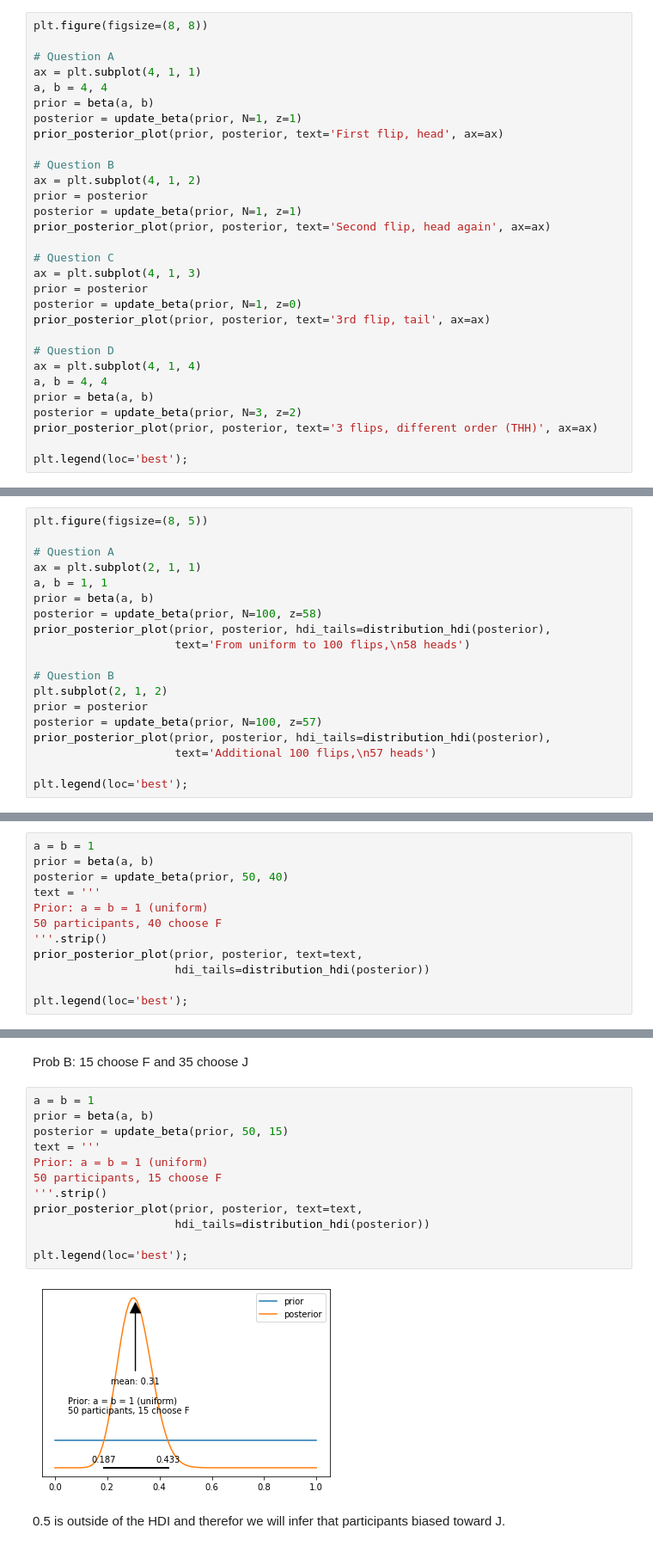
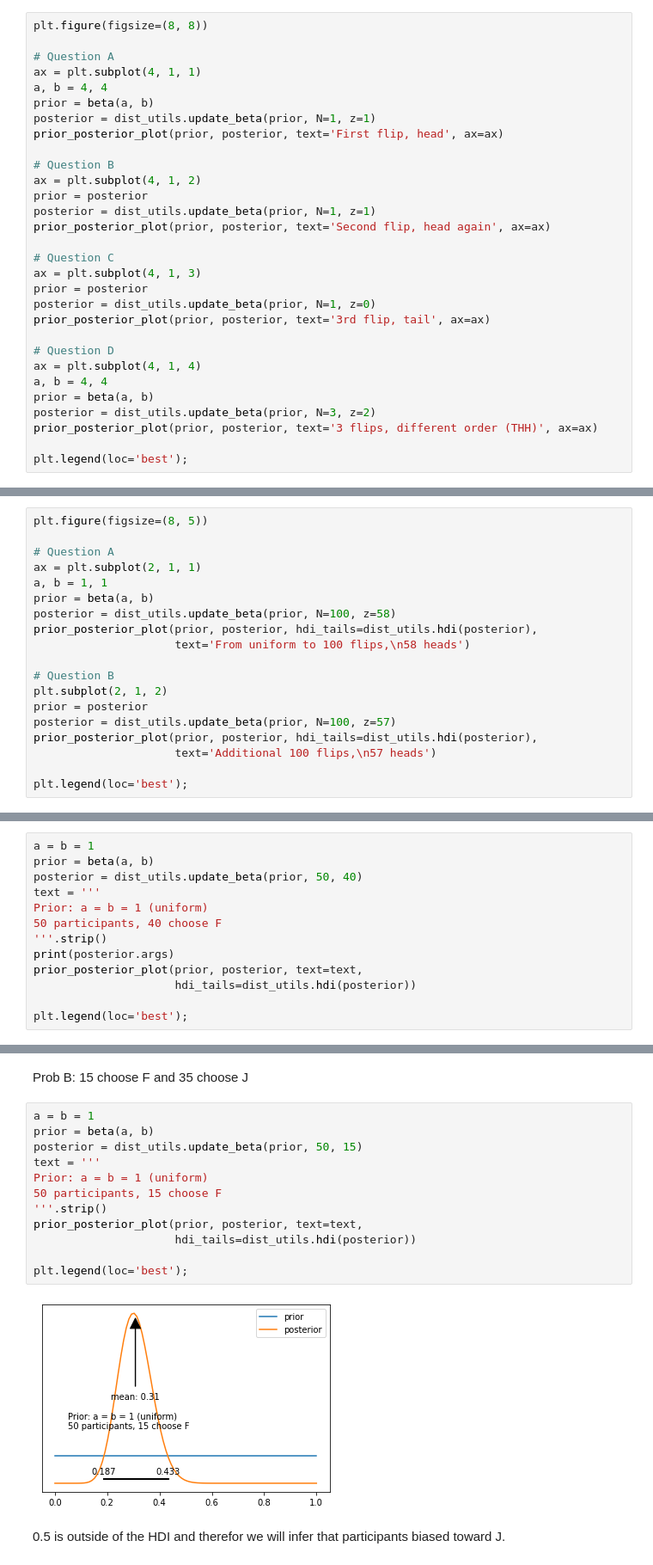
Before and after one commit to Nagasaki45/dbdapy, a Jupyter notebook: ch06.ipynb, the cells around one changed output, grey strips where cells are left out. Shown at 86% size. Drawn from its saved outputs; the diff is of its cells as text.

Commit message:
Add chapter 12 + extract some utils from chapter 6

```diff
--- a/ch06.ipynb
+++ b/ch06.ipynb
@@ -76,26 +48,26 @@ plt.figure(figsize=(8, 8))
 ax = plt.subplot(4, 1, 1)
 a, b = 4, 4
 prior = beta(a, b)
-posterior = update_beta(prior, N=1, z=1)
+posterior = dist_utils.update_beta(prior, N=1, z=1)
 prior_posterior_plot(prior, posterior, text='First flip, head', ax=ax)
 
 # Question B
 ax = plt.subplot(4, 1, 2)
 prior = posterior
-posterior = update_beta(prior, N=1, z=1)
+posterior = dist_utils.update_beta(prior, N=1, z=1)
 prior_posterior_plot(prior, posterior, text='Second flip, head again', ax=ax)
 
 # Question C
 ax = plt.subplot(4, 1, 3)
 prior = posterior
-posterior = update_beta(prior, N=1, z=0)
+posterior = dist_utils.update_beta(prior, N=1, z=0)
 prior_posterior_plot(prior, posterior, text='3rd flip, tail', ax=ax)
 
 # Question D
 ax = plt.subplot(4, 1, 4)
 a, b = 4, 4
 prior = beta(a, b)
-posterior = update_beta(prior, N=3, z=2)
+posterior = dist_utils.update_beta(prior, N=3, z=2)
 prior_posterior_plot(prior, posterior, text='3 flips, different order (THH)', ax=ax)
 
 plt.legend(loc='best');
@@ -110,15 +82,15 @@ plt.figure(figsize=(8, 5))
 ax = plt.subplot(2, 1, 1)
 a, b = 1, 1
 prior = beta(a, b)
-posterior = update_beta(prior, N=100, z=58)
-prior_posterior_plot(prior, posterior, hdi_tails=distribution_hdi(posterior),
+posterior = dist_utils.update_beta(prior, N=100, z=58)
+prior_posterior_plot(prior, posterior, hdi_tails=dist_utils.hdi(posterior),
                      text='From uniform to 100 flips,\n58 heads')
 
 # Question B
 plt.subplot(2, 1, 2)
 prior = posterior
-posterior = update_beta(prior, N=100, z=57)
-prior_posterior_plot(prior, posterior, hdi_tails=distribution_hdi(posterior),
+posterior = dist_utils.update_beta(prior, N=100, z=57)
+prior_posterior_plot(prior, posterior, hdi_tails=dist_utils.hdi(posterior),
                      text='Additional 100 flips,\n57 heads')
 
 plt.legend(loc='best');
@@ -131,13 +103,14 @@ Prob A: 40 choose F and 10 choose J
 # %%
 a = b = 1
 prior = beta(a, b)
-posterior = update_beta(prior, 50, 40)
+posterior = dist_utils.update_beta(prior, 50, 40)
 text = '''
 Prior: a = b = 1 (uniform)
 50 participants, 40 choose F
 '''.strip()
+print(posterior.args)
 prior_posterior_plot(prior, posterior, text=text,
-                     hdi_tails=distribution_hdi(posterior))
+                     hdi_tails=dist_utils.hdi(posterior))
 
 plt.legend(loc='best');
 # %% [output]
@@ -149,17 +123,17 @@ Prob B: 15 choose F and 35 choose J
 # %%
 a = b = 1
 prior = beta(a, b)
-posterior = update_beta(prior, 50, 15)
+posterior = dist_utils.update_beta(prior, 50, 15)
 text = '''
 Prior: a = b = 1 (uniform)
 50 participants, 15 choose F
 '''.strip()
 prior_posterior_plot(prior, posterior, text=text,
-                     hdi_tails=distribution_hdi(posterior))
+                     hdi_tails=dist_utils.hdi(posterior))
 
 plt.legend(loc='best');
 # %% [output]
-[figure, old version]
+[figure, new version]
 # %% [markdown]
 0.5 is outside of the HDI and therefor we will infer that participants biased toward J.
 # %% [markdown]
```
Also changed, not shown: parts of 10 cells of this notebook, 2 other files.
